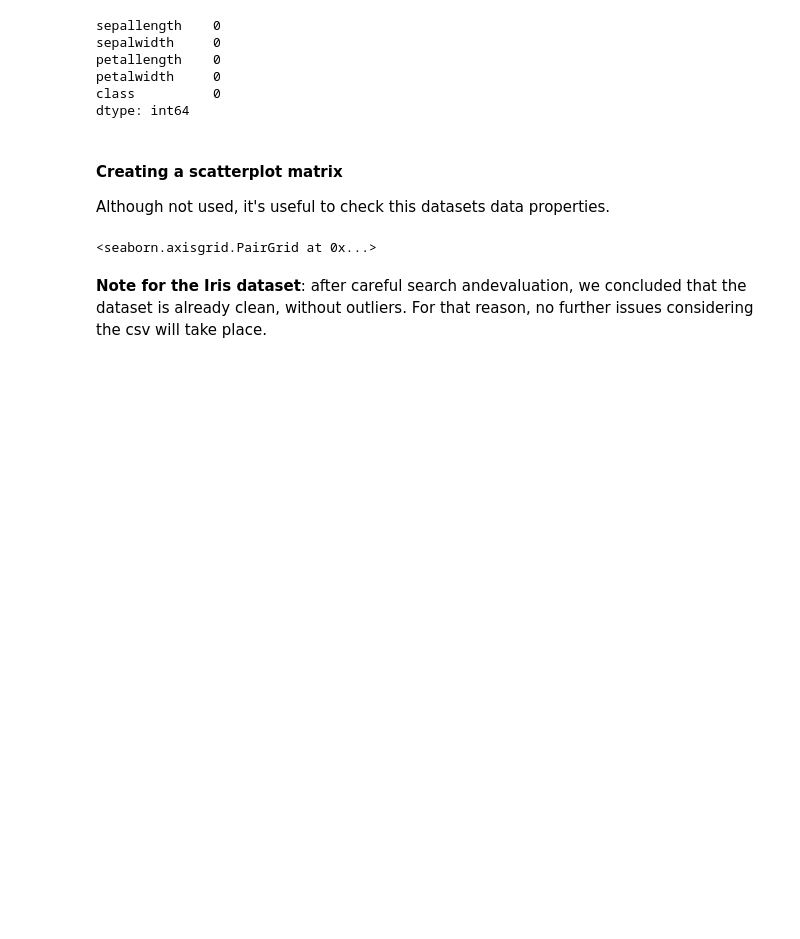
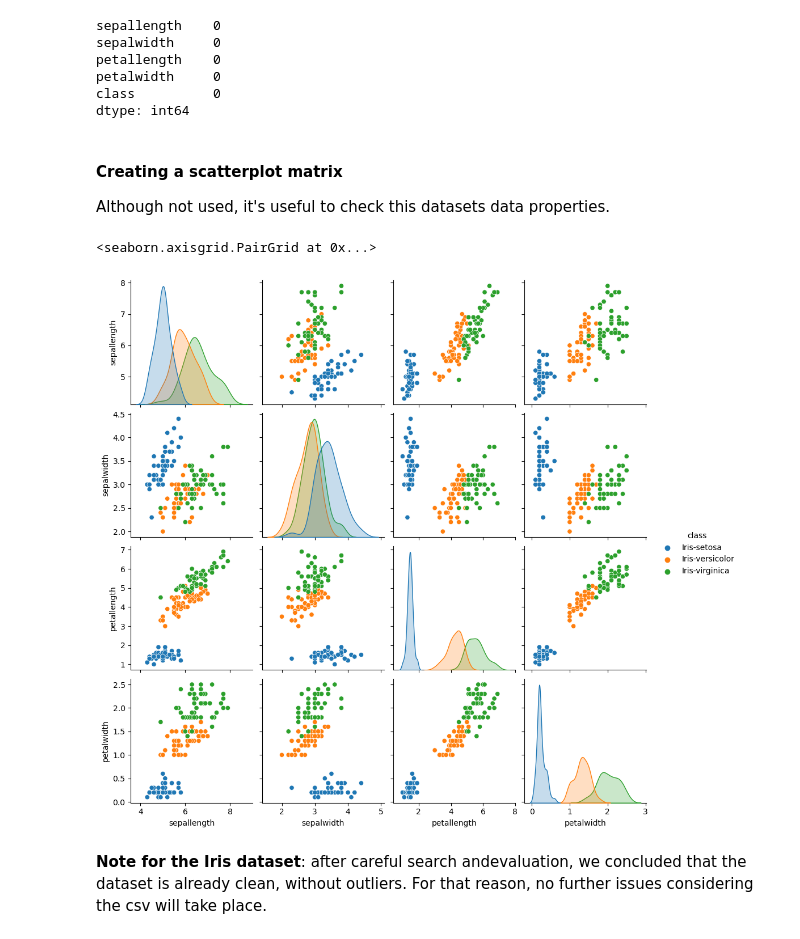
Before and after one commit to pmgfernandes04/ID3_Decision_Tree_Generator, a Jupyter notebook: IA_project.ipynb, the cells around one changed output. Drawn from its saved outputs; the diff is of its cells as text; code cells hidden in the pictures; blank space fills up the shorter version.

```diff
--- a/IA_project.ipynb
+++ b/IA_project.ipynb
@@ -223,9 +223,10 @@ dtype: int64
 #### Creating a **scatterplot matrix**
 Although not used, it's useful to check this datasets data properties.
 # %%
-sb.pairplot(df3.dropna(), hue='class')
+sb.pairplot(df3, hue='class')
 # %% [output]
 <seaborn.axisgrid.PairGrid at 0x...>
+[figure, added]
 # %% [markdown]
 **Note for the Iris dataset**: after careful search andevaluation, we concluded that the dataset is already clean, without outliers. For that reason, no further issues considering the csv will take place.
 # %% [markdown]
```
Also changed, not shown: parts of 14 cells of this notebook.
